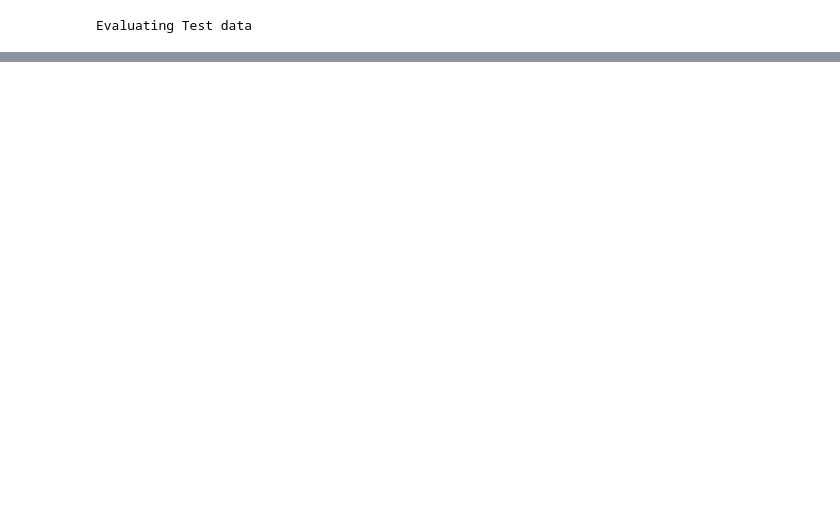
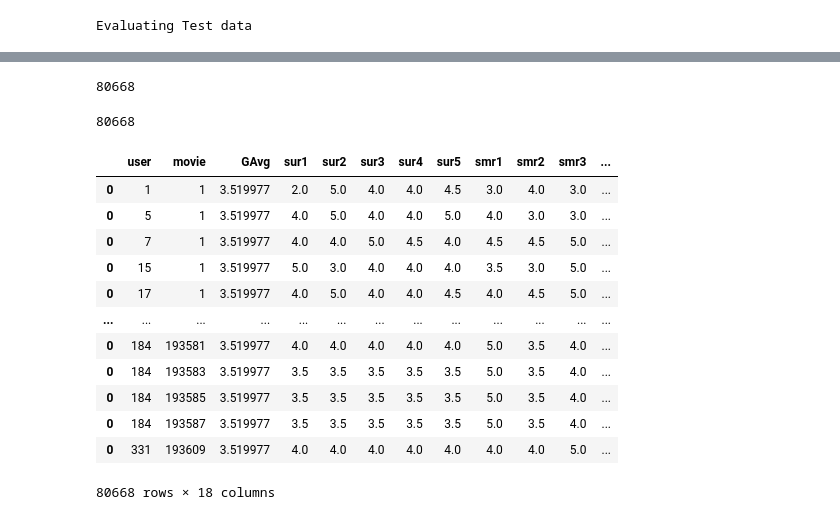
Before and after one commit to itspria/BootcampProject4, a Jupyter notebook: code/Ratings predictor.ipynb, the cells around one changed output, grey strips where cells are left out. Cells and saved outputs as stored; diff of their text form; code cells hidden in the pictures; blank space fills up the shorter version.

Commit message:
adding ratings predictor model and extractor

```diff
--- a/code/Ratings predictor.ipynb
+++ b/code/Ratings predictor.ipynb
@@ -121,0 +135,5 @@ FCP:  0.8473
+# %%
+optimization_rmse=[]
+optimization_mae=[]
+optimization_factor= []
+optimization_learnrate= []
@@ -445,0 +667,30 @@ train_results
+# %%
+#re-fit the training data
+
+# initialize XGBoost model
+xgb_model = xgb.XGBRegressor(silent=False, n_jobs=16, random_state=15, n_estimators=200, booster="gbtree",learning_rate= 0.3)
+# dictionaries for storing train and test results
+train_results = dict()
+test_results = dict()
+
+
+# fit the model
+print('Training the model..')
+start =datetime.now()
+xgb_model.fit(x_train, y_train, eval_metric = 'rmse')
+print('Done. Time taken : {}\n'.format(datetime.now()-start))
+print('Done \n')
+
+# from the trained model, get the predictions
+print('Evaluating the model with TRAIN data')
+start =datetime.now()
+y_train_pred = xgb_model.predict(x_train)
+# get the rmse and mape of train data...
+rmse_train, mape_train = get_error_metrics(y_train.values, y_train_pred)
+
+# store the results in train_results dictionary..
+train_results = {'rmse': rmse_train,
+                    'mape' : mape_train,
+                    'predictions' : y_train_pred}
+
+train_results
@@ -465,0 +737,27 @@ test_results
+# %%
+len(y_train_pred)
+# %% [output]
+80668
+# %%
+len(final_data)
+# %% [output]
+80668
+# %%
+#add new predictions to final_data
+
+final_data['predicted rating'] = y_train_pred
+final_data
+# %% [output]
+|  | user | movie | GAvg | sur1 | sur2 | sur3 | sur4 | sur5 | smr1 | smr2 | smr3 | ... |
+| 0 | 1 | 1 | 3.519977 | 2.0 | 5.0 | 4.0 | 4.0 | 4.5 | 3.0 | 4.0 | 3.0 | ... |
+| 0 | 5 | 1 | 3.519977 | 4.0 | 5.0 | 4.0 | 4.0 | 5.0 | 4.0 | 3.0 | 3.0 | ... |
+| 0 | 7 | 1 | 3.519977 | 4.0 | 4.0 | 5.0 | 4.5 | 4.0 | 4.5 | 4.5 | 5.0 | ... |
+| 0 | 15 | 1 | 3.519977 | 5.0 | 3.0 | 4.0 | 4.0 | 4.0 | 3.5 | 3.0 | 5.0 | ... |
+| 0 | 17 | 1 | 3.519977 | 4.0 | 5.0 | 4.0 | 4.0 | 4.5 | 4.0 | 4.5 | 5.0 | ... |
+| ... | ... | ... | ... | ... | ... | ... | ... | ... | ... | ... | ... | ... |
+| 0 | 184 | 193581 | 3.519977 | 4.0 | 4.0 | 4.0 | 4.0 | 4.0 | 5.0 | 3.5 | 4.0 | ... |
+| 0 | 184 | 193583 | 3.519977 | 3.5 | 3.5 | 3.5 | 3.5 | 3.5 | 5.0 | 3.5 | 4.0 | ... |
+| 0 | 184 | 193585 | 3.519977 | 3.5 | 3.5 | 3.5 | 3.5 | 3.5 | 5.0 | 3.5 | 4.0 | ... |
+| 0 | 184 | 193587 | 3.519977 | 3.5 | 3.5 | 3.5 | 3.5 | 3.5 | 5.0 | 3.5 | 4.0 | ... |
+| 0 | 331 | 193609 | 3.519977 | 4.0 | 4.0 | 4.0 | 4.0 | 4.0 | 4.0 | 4.0 | 5.0 | ... |
+80668 rows × 18 columns
```
Also changed, not shown: parts of 49 cells of this notebook, 3 other files.
